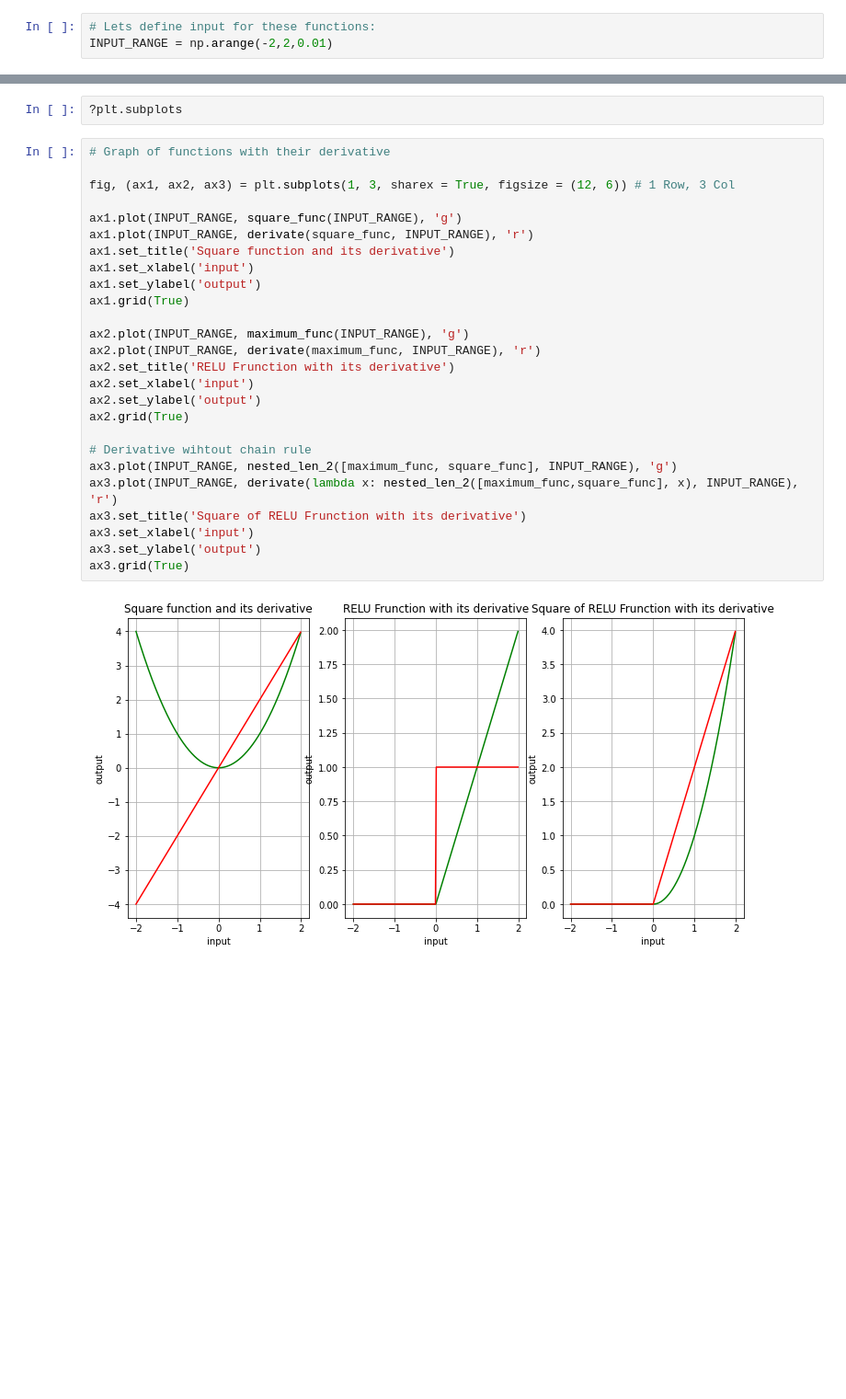
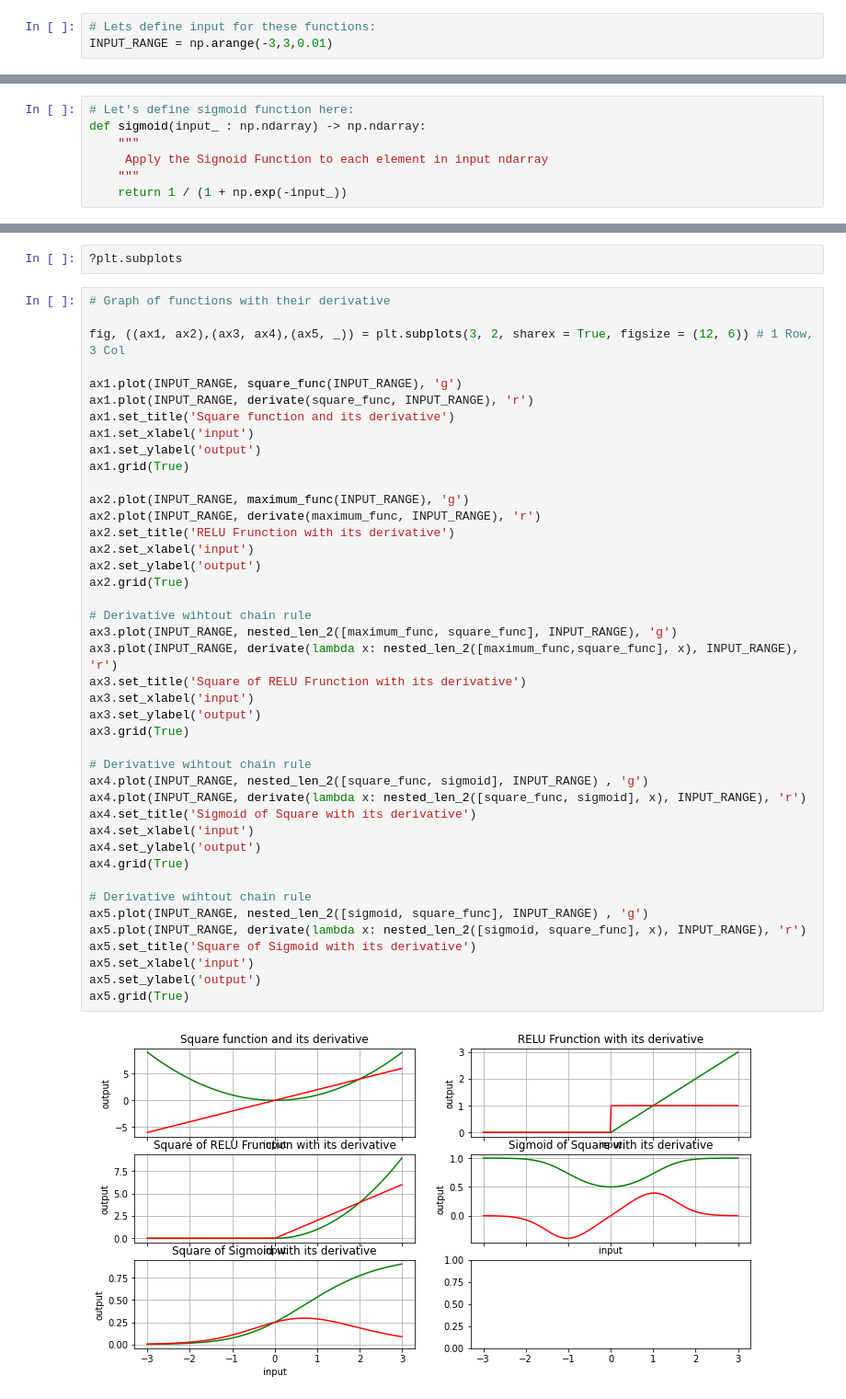
Before and after one commit to RogerFW/LearningAboutLearning, a Jupyter notebook: DeepLearning/DeepLearningFromScratch/CH-1 Foundations.ipynb, the cells around one changed output, grey strips where cells are left out. Shown at 92% size. Cells and saved outputs as stored; diff of their text form; blank space fills up the shorter version.

Commit message:
[Added] done chain rule

```diff
--- a/DeepLearning/DeepLearningFromScratch/CH-1 Foundations.ipynb
+++ b/DeepLearning/DeepLearningFromScratch/CH-1 Foundations.ipynb
@@ -27,7 +28,7 @@ import numpy as np
 import matplotlib.pyplot as plt
 # %%
 # Lets define input for these functions:
-INPUT_RANGE = np.arange(-2,2,0.01)
+INPUT_RANGE = np.arange(-3,3,0.01)
 # %%
 # Lets define the function's here
 def square_func(x: np.ndarray) -> np.ndarray:
@@ -62,4 +63,11 @@ output_array = [2,0,10,0]
 solution = maximum_func(input_array)
 
 np.testing.assert_array_equal(output_array, solution, "Array not equal")
+# %%
+# Let's define sigmoid function here:
+def sigmoid(input_ : np.ndarray) -> np.ndarray:
+    """
+     Apply the Signoid Function to each element in input ndarray
+    """
+    return 1 / (1 + np.exp(-input_))
 # %% [markdown]
@@ -233,28 +309,44 @@ def derivate(func : Callable[[np.ndarray], np.ndarray],
 # %%
 # Graph of functions with their derivative
 
-fig, (ax1, ax2, ax3) = plt.subplots(1, 3, sharex = True, figsize = (12, 6)) # 1 Row, 3 Col
+fig, ((ax1, ax2),(ax3, ax4),(ax5, _)) = plt.subplots(3, 2, sharex = True, figsize = (12, 6)) # 1 Row, 3 Col
 
 ax1.plot(INPUT_RANGE, square_func(INPUT_RANGE), 'g')
 ax1.plot(INPUT_RANGE, derivate(square_func, INPUT_RANGE), 'r')
 ax1.set_title('Square function and its derivative')
 ax1.set_xlabel('input')
 ax1.set_ylabel('output')
 ax1.grid(True)
 
 ax2.plot(INPUT_RANGE, maximum_func(INPUT_RANGE), 'g')
 ax2.plot(INPUT_RANGE, derivate(maximum_func, INPUT_RANGE), 'r')
 ax2.set_title('RELU Frunction with its derivative')
 ax2.set_xlabel('input')
 ax2.set_ylabel('output')
 ax2.grid(True)
 
 # Derivative wihtout chain rule
 ax3.plot(INPUT_RANGE, nested_len_2([maximum_func, square_func], INPUT_RANGE), 'g')
 ax3.plot(INPUT_RANGE, derivate(lambda x: nested_len_2([maximum_func,square_func], x), INPUT_RANGE), 'r')
 ax3.set_title('Square of RELU Frunction with its derivative')
 ax3.set_xlabel('input')
 ax3.set_ylabel('output')
 ax3.grid(True)
+
+# Derivative wihtout chain rule
+ax4.plot(INPUT_RANGE, nested_len_2([square_func, sigmoid], INPUT_RANGE) , 'g')
+ax4.plot(INPUT_RANGE, derivate(lambda x: nested_len_2([square_func, sigmoid], x), INPUT_RANGE), 'r')
+ax4.set_title('Sigmoid of Square with its derivative')
+ax4.set_xlabel('input')
+ax4.set_ylabel('output')
+ax4.grid(True)
+
+# Derivative wihtout chain rule
+ax5.plot(INPUT_RANGE, nested_len_2([sigmoid, square_func], INPUT_RANGE) , 'g')
+ax5.plot(INPUT_RANGE, derivate(lambda x: nested_len_2([sigmoid, square_func], x), INPUT_RANGE), 'r')
+ax5.set_title('Square of Sigmoid with its derivative')
+ax5.set_xlabel('input')
+ax5.set_ylabel('output')
+ax5.grid(True)
 # %% [output]
-[figure, old version]
+[figure, new version]
```
Also changed, not shown: parts of 15 cells of this notebook.
